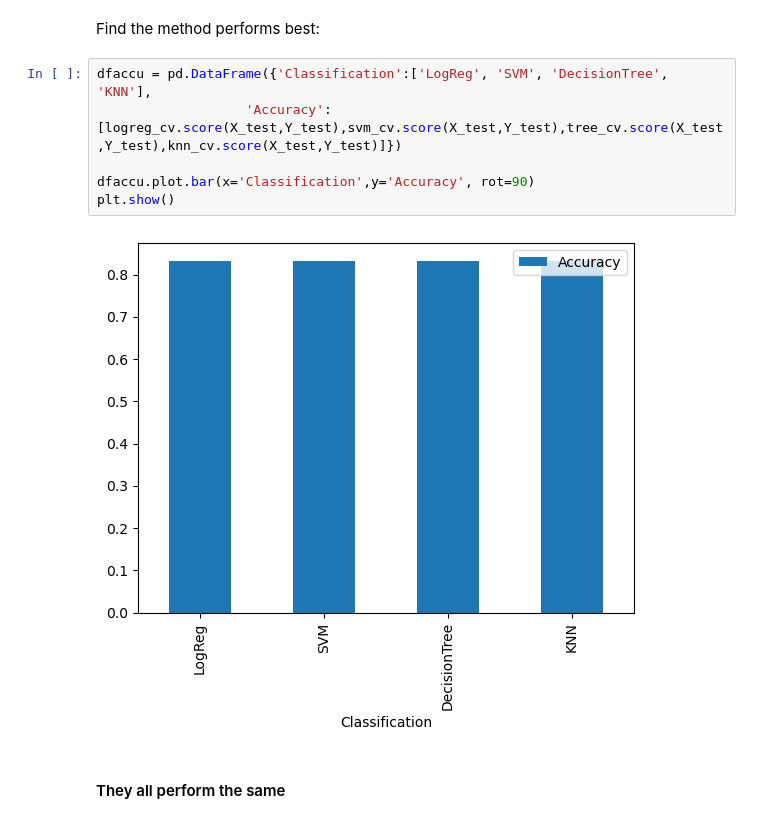
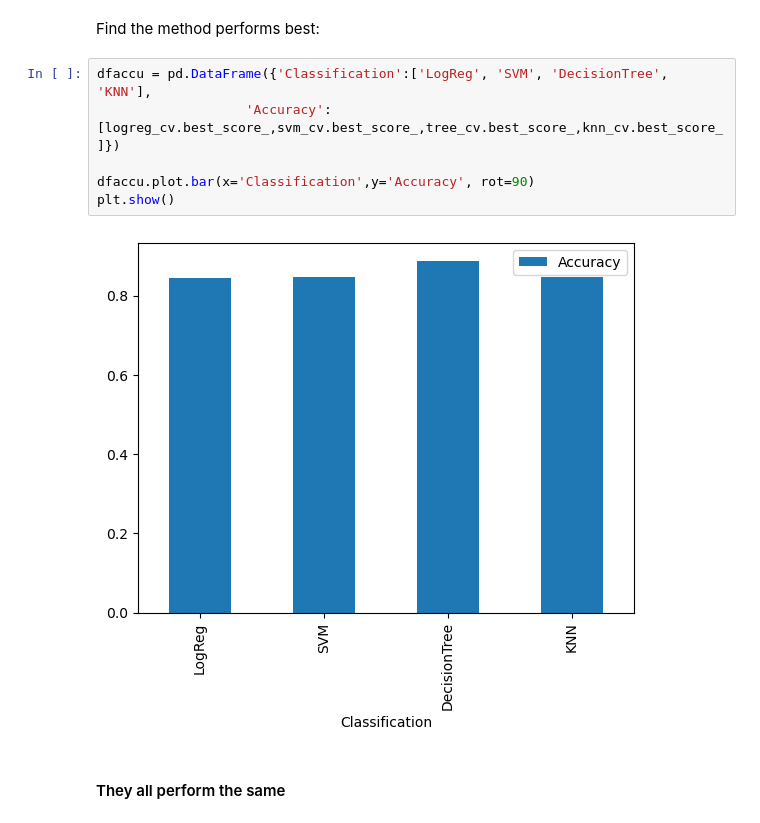
Before and after one commit to bayonlelukmansalami/spacex, a Jupyter notebook: SpaceX_Machine Learning Prediction_Part_5.ipynb, the cells around one changed output. Drawn from its saved outputs; the diff is of its cells as text.

```diff
--- a/SpaceX_Machine Learning Prediction_Part_5.ipynb
+++ b/SpaceX_Machine Learning Prediction_Part_5.ipynb
@@ -347,12 +349,12 @@ plot_confusion_matrix(Y_test,yhat)
 Find the method performs best:
 # %%
 dfaccu = pd.DataFrame({'Classification':['LogReg', 'SVM', 'DecisionTree', 'KNN'],
-                   'Accuracy':[logreg_cv.score(X_test,Y_test),svm_cv.score(X_test,Y_test),tree_cv.score(X_test,Y_test),knn_cv.score(X_test,Y_test)]})
+                   'Accuracy':[logreg_cv.best_score_,svm_cv.best_score_,tree_cv.best_score_,knn_cv.best_score_]})
 
 dfaccu.plot.bar(x='Classification',y='Accuracy', rot=90)
 plt.show()
 # %% [output]
-[figure, old version]
+[figure, new version]
 # %% [markdown]
 #### They all perform the same
 # %% [markdown]
```
Also changed, not shown: parts of 2 cells of this notebook.
